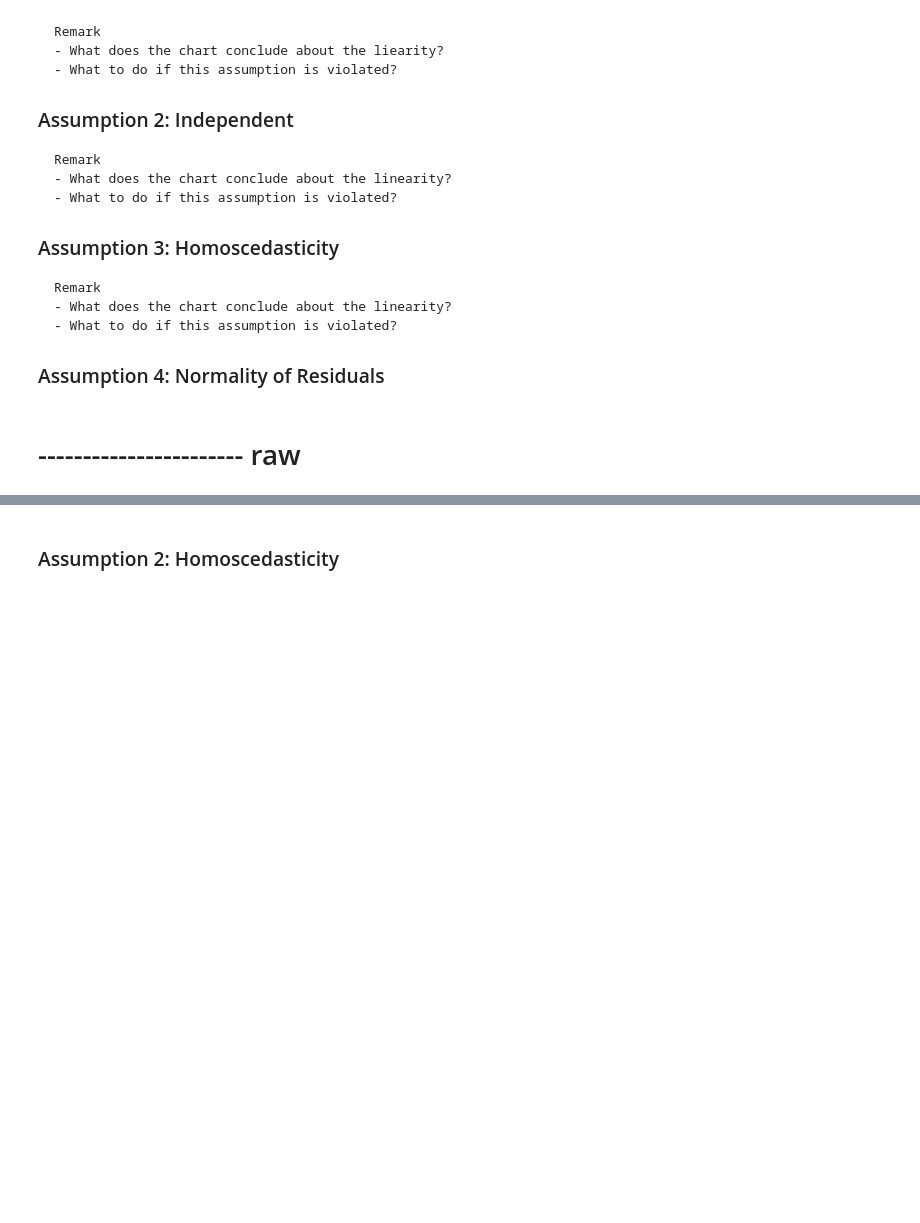
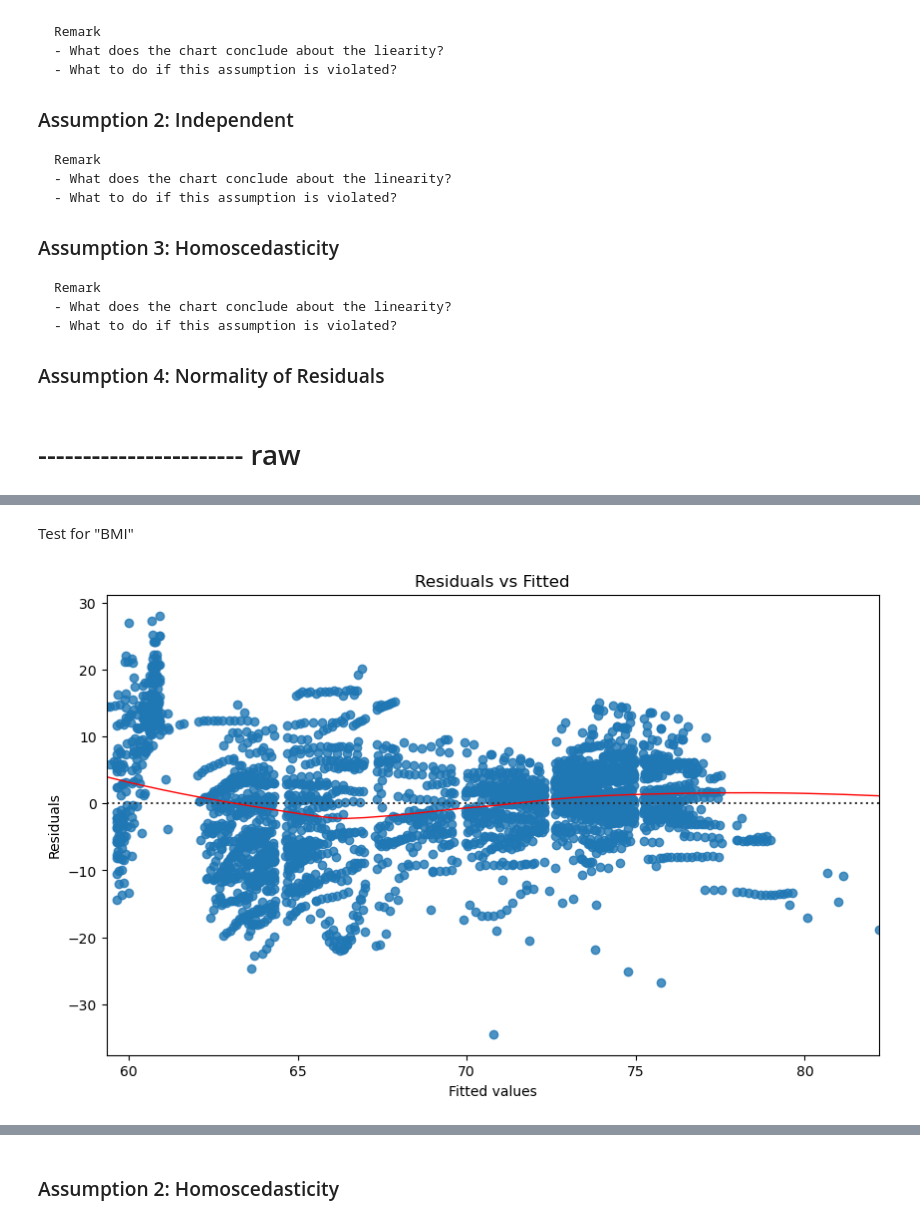
Before and after one commit to ov3ipo/SM_Project, a Jupyter notebook: final.ipynb, the cells around one changed output, grey strips where cells are left out. Drawn from its saved outputs; the diff is of its cells as text; code cells hidden in the pictures; blank space fills up the shorter version.

```diff
--- a/final.ipynb
+++ b/final.ipynb
@@ -307,5 +489,6 @@ Remark
 - The Adjusted R-squared value is also 0.370, which suggests that the inclusion of additional predictor variables would not significantly improve the model's explanatory power.
 # %%
 model2 = smf.ols(formula='y ~ X2', data=df_regress).fit()
+fitted2 = model2.fittedvalues
 residual2 = model2.resid
 print(model2.summary())
@@ -362,0 +607,6 @@ Remark
+# %% [markdown]
+Test for "BMI"
+# %%
+Check_linearity(fitted2,residual2)
+# %% [output]
+[figure, added]
```
Also changed, not shown: parts of 46 cells of this notebook.
